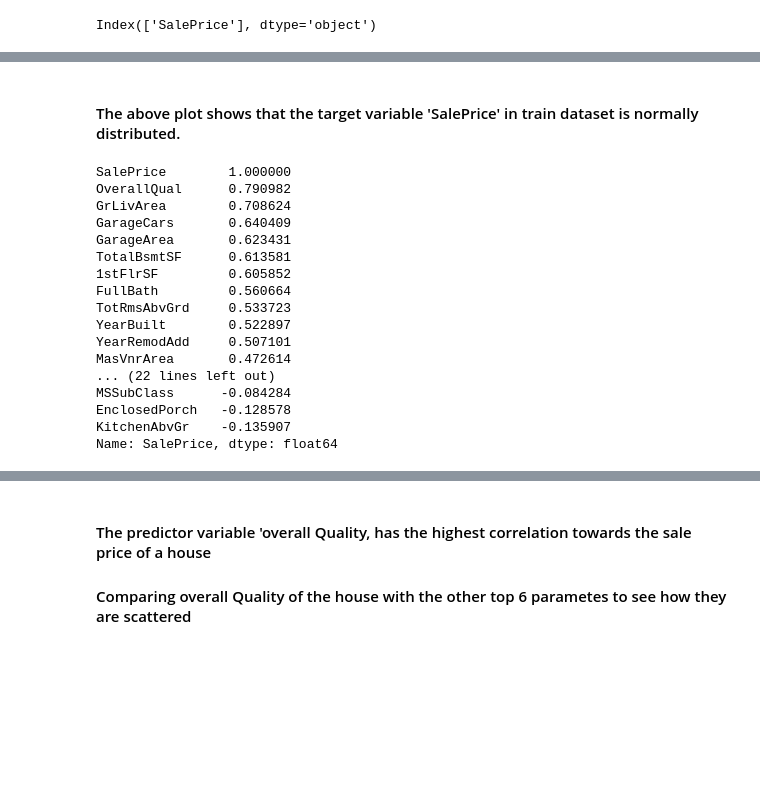
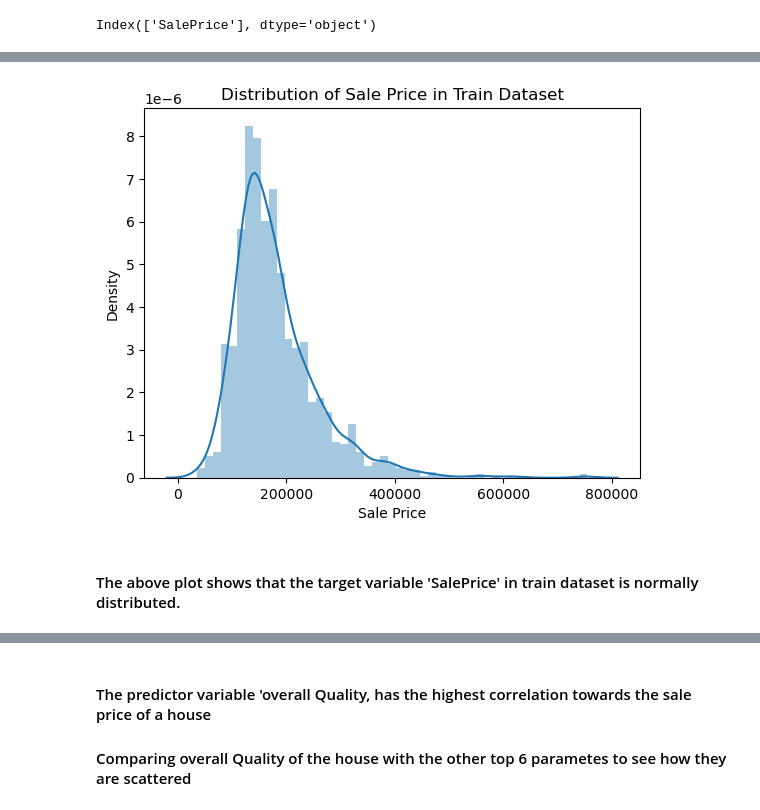
Before and after one commit to vineetkukreti/House_price_prediction, a Jupyter notebook: HousePriceRegression_With_Ensemble.ipynb, the cells around one changed output, grey strips where cells are left out. Cells and saved outputs as stored; diff of their text form; code cells hidden in the pictures; blank space fills up the shorter version.

```diff
--- a/HousePriceRegression_With_Ensemble.ipynb
+++ b/HousePriceRegression_With_Ensemble.ipynb
@@ -197,5 +302,8 @@ Index(['SalePrice'], dtype='object')
 # %%
-#Imputing missing values for the categorical feature data
-for column in houseData[['GarageType', 'GarageFinish', 'GarageQual', 'GarageCond','BsmtQual','BsmtCond','BsmtExposure','BsmtFinType1','BsmtFinType2','MasVnrType','Electrical']]:
+# Impute missing values for categorical features in houseData DataFrame
+for column in houseData[['GarageType', 'GarageFinish', 'GarageQual', 'GarageCond',
+                         'BsmtQual', 'BsmtCond', 'BsmtExposure', 'BsmtFinType1',
+                         'BsmtFinType2', 'MasVnrType', 'Electrical']]:
+    # Calculate mode for the current column and fill missing values with it
     houseData[column].fillna(houseData[column].mode()[0], inplace=True)
 # %%
@@ -229,17 +352,29 @@ GarageArea      0.068540
 SaleType        0.068540
 dtype: float64
 # %%
-#Imputing missing values in numerical columns with median
-def imputeNumericData(data):
+def impute_numeric_data(data):
+    """
+    Imputes missing values in numerical columns with the median.
+
+    Args:
+    - data (DataFrame): The input DataFrame containing the data.
+
+    Returns:
+    - DataFrame: The DataFrame with missing values imputed using the median.
+    """
     columns = data.select_dtypes(include=np.number).columns.tolist()
     for column in columns:
         data[column].fillna(data[column].median(), inplace=True)
     return data
-houseData = imputeNumericData(houseData)
-hosueTest = imputeNumericData(houseTest)
 
+# Impute missing values in numerical columns for houseData and houseTest DataFrames
+houseData = impute_numeric_data(houseData)
+houseTest = impute_numeric_data(houseTest)
 
-#Checking whether any null values are present in the dataframe
-missingDataPercentage(houseData)
-houseData.isnull().sum().sum()
+# Check for missing data percentage in the houseData DataFrame
+print("Missing data percentages for houseData after imputing missing values:")
+calculate_missing_data_percentage(houseData)
+
+# Check if any null values are present in the houseData DataFrame
+print("Total number of null values in houseData:", houseData.isnull().sum().sum())
 # %% [output]
@@ -266,27 +407,14 @@ plt.show()
+# %%
+# Plot the distribution of the target variable 'SalePrice'
+sns.distplot(houseData['SalePrice'])
+# Add labels and title
+plt.xlabel('Sale Price')
+plt.ylabel('Density')
+plt.title('Distribution of Sale Price in Train Dataset')
+
+# Display the plot
+plt.show()
+# %% [output]
+[figure, added]
 # %% [markdown]
 #### The above plot shows that the target variable 'SalePrice' in train dataset is normally distributed.
-# %%
-#Finding correlations of all features or predictor variables against the SalePrice or target varianle.
-def correlation_houseData(df):
-    corr_houseData=df.corr()['SalePrice']
-    return corr_houseData
-#sorting correlations of predictor and target variables in descending order.
-correlation_houseData(houseData).sort_values(ascending=False)
-# %% [output]
-SalePrice        1.000000
-OverallQual      0.790982
-GrLivArea        0.708624
-GarageCars       0.640409
-GarageArea       0.623431
-TotalBsmtSF      0.613581
-1stFlrSF         0.605852
-FullBath         0.560664
-TotRmsAbvGrd     0.533723
-YearBuilt        0.522897
-YearRemodAdd     0.507101
-MasVnrArea       0.472614
-... (22 lines left out)
-MSSubClass      -0.084284
-EnclosedPorch   -0.128578
-KitchenAbvGr    -0.135907
-Name: SalePrice, dtype: float64
```
Also changed, not shown: parts of 76 cells of this notebook, 3 other files.
